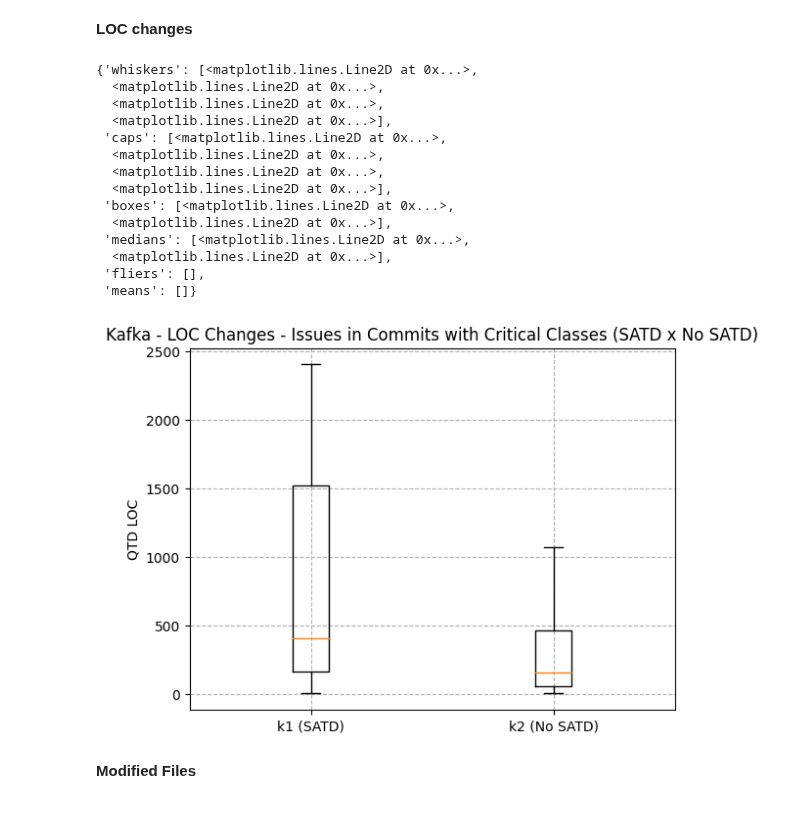
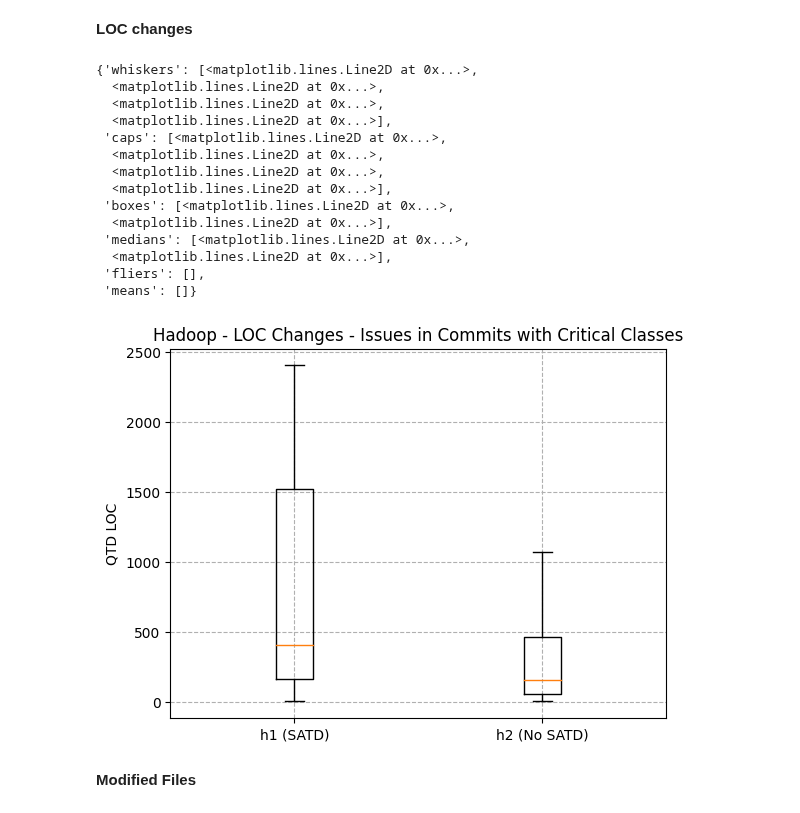
Before and after one commit to armandossrecife/my_validation3, a Jupyter notebook: my_analysis_hadoop.ipynb, the cells around one changed output. Cells and saved outputs as stored; diff of their text form; code cells hidden in the pictures.

```diff
--- a/my_analysis_hadoop.ipynb
+++ b/my_analysis_hadoop.ipynb
@@ -1693,24 +1773,24 @@ round(df_issues_in_commits_with_critical_classes_no_satd.describe(), 2)
 # %%
 data_issues_commits_cc_lines = df_issues_in_commits_with_critical_classes_with_satd.lines, df_issues_in_commits_with_critical_classes_no_satd.lines
 fig1, ax1 = pyplot.subplots()
-ax1.set_title('Kafka - LOC Changes - Issues in Commits with Critical Classes (SATD x No SATD)')
-ax1.set_xticklabels(['k1 (SATD)', 'k2 (No SATD)'])
+ax1.set_title('Hadoop - LOC Changes - Issues in Commits with Critical Classes')
+ax1.set_xticklabels(['h1 (SATD)', 'h2 (No SATD)'])
 ax1.set_ylabel('QTD LOC')
 ax1.grid(linestyle='--')
 ax1.boxplot(x=data_issues_commits_cc_lines, showfliers=False)
 # %% [output]
 {'whiskers': [<matplotlib.lines.Line2D at 0x...>,
   <matplotlib.lines.Line2D at 0x...>,
   <matplotlib.lines.Line2D at 0x...>,
   <matplotlib.lines.Line2D at 0x...>],
  'caps': [<matplotlib.lines.Line2D at 0x...>,
   <matplotlib.lines.Line2D at 0x...>,
   <matplotlib.lines.Line2D at 0x...>,
   <matplotlib.lines.Line2D at 0x...>],
  'boxes': [<matplotlib.lines.Line2D at 0x...>,
   <matplotlib.lines.Line2D at 0x...>],
  'medians': [<matplotlib.lines.Line2D at 0x...>,
   <matplotlib.lines.Line2D at 0x...>],
  'fliers': [],
  'means': []}
-[figure, old version]
+[figure, new version]
```
Also changed, not shown: parts of 39 cells of this notebook.
